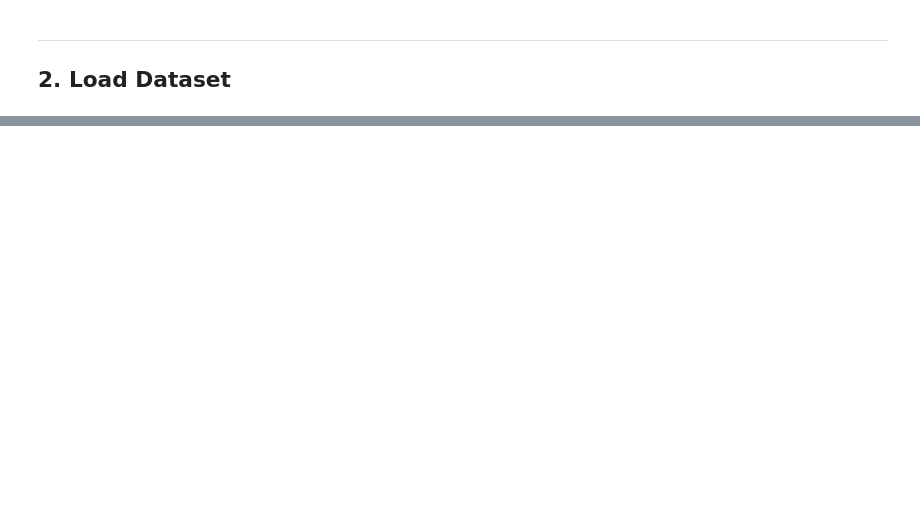
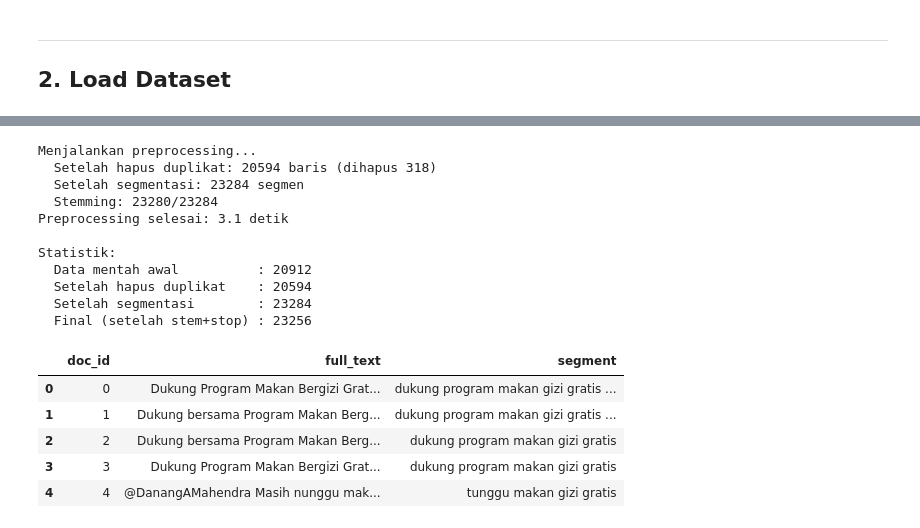
Before and after one commit to rifqieali/analisis_sentimen_MBG, a Jupyter notebook: ABSA_MBG_Colab.ipynb, the cells around one changed output, grey strips where cells are left out. Drawn from its saved outputs; the diff is of its cells as text; code cells hidden in the pictures; blank space fills up the shorter version.

```diff
--- a/ABSA_MBG_Colab.ipynb
+++ b/ABSA_MBG_Colab.ipynb
@@ -616,0 +164,66 @@ print(f"Model terbaik berdasarkan F1-Score: {best}")
+# %%
+# ── Jalankan preprocessing pada seluruh data ──
+# Identik dengan Tab 2 Streamlit: hapus duplikat → cleaning → normalisasi
+# → segmentasi → explode → stopword → stemming
+print('Menjalankan preprocessing...')
+t0 = time.time()
+
+# Tahap 0: Hapus duplikat (anti-buzzer)
+df = df_raw.drop_duplicates(subset=['full_text']).copy().reset_index(drop=True)
+df['doc_id'] = range(len(df))
+count_awal = len(df)
+print(f'  Setelah hapus duplikat: {count_awal} baris (dihapus {len(df_raw)-count_awal})')
+
+# Tahap 1-2: Cleaning & Normalisasi
+df['text_clean'] = df['full_text'].apply(clean_text)
+df['text_norm']  = df['text_clean'].apply(normalize_text)
+count_norm = len(df)
+
+# Tahap 3: Segmentasi + Explode
+df['segmen_list'] = df['text_norm'].apply(segmentasi_kalimat)
+df_exp = df.explode('segmen_list').dropna(subset=['segmen_list'])
+df_exp['segment'] = df_exp['segmen_list'].astype(str).str.strip()
+df_exp = df_exp[df_exp['segment'] != ''].copy()
+count_segmentasi = len(df_exp)
+print(f'  Setelah segmentasi: {count_segmentasi} segmen')
+
+# Tahap 4-5: Stopword + Stemming (dengan progress)
+processed = []
+total = len(df_exp)
+for i, seg in enumerate(df_exp['segment']):
+    no_stop = ' '.join([w for w in seg.split() if w not in final_stopwords])
+    stemmed = stemmer.stem(no_stop) if no_stop.strip() else ''
+    processed.append(stemmed)
+    if i % max(1, total // 20) == 0:
+        print(f'  Stemming: {i}/{total}', end='\r')
+
+df_exp['segment'] = processed
+df_exp = df_exp[df_exp['segment'].str.strip() != ''].reset_index(drop=True)
+count_final = len(df_exp)
+
+elapsed = time.time() - t0
+print(f'\nPreprocessing selesai: {elapsed:.1f} detik')
+print(f'\nStatistik:')
+print(f'  Data mentah awal          : {len(df_raw)}')
+print(f'  Setelah hapus duplikat    : {count_awal}')
+print(f'  Setelah segmentasi        : {count_segmentasi}')
+print(f'  Final (setelah stem+stop) : {count_final}')
+df_exp[['doc_id', 'full_text', 'segment']].head(5)
+# %% [output]
+Menjalankan preprocessing...
+  Setelah hapus duplikat: 20594 baris (dihapus 318)
+  Setelah segmentasi: 23284 segmen
+  Stemming: 23280/23284
+Preprocessing selesai: 3.1 detik
+
+Statistik:
+  Data mentah awal          : 20912
+  Setelah hapus duplikat    : 20594
+  Setelah segmentasi        : 23284
+  Final (setelah stem+stop) : 23256
+|  | doc_id | full_text | segment |
+| 0 | 0 | Dukung Program Makan Bergizi Grat... | dukung program makan gizi gratis ... |
+| 1 | 1 | Dukung bersama Program Makan Berg... | dukung program makan gizi gratis ... |
+| 2 | 2 | Dukung bersama Program Makan Berg... | dukung program makan gizi gratis |
+| 3 | 3 | Dukung Program Makan Bergizi Grat... | dukung program makan gizi gratis |
+| 4 | 4 | @DanangAMahendra Masih nunggu mak... | tunggu makan gizi gratis |
```
Also changed, not shown: parts of 56 cells of this notebook.
